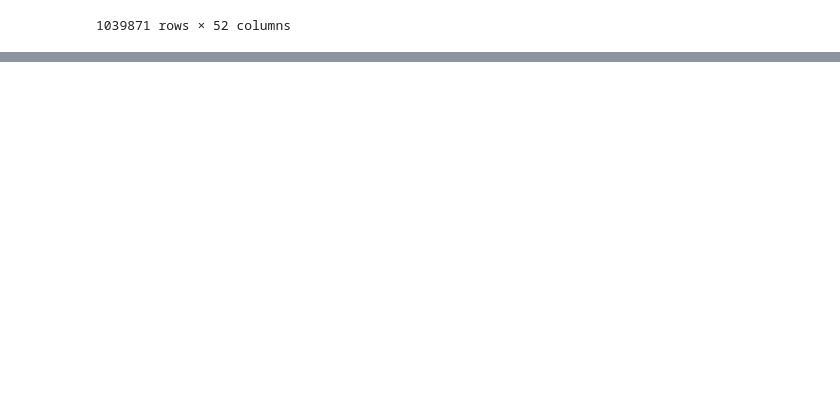
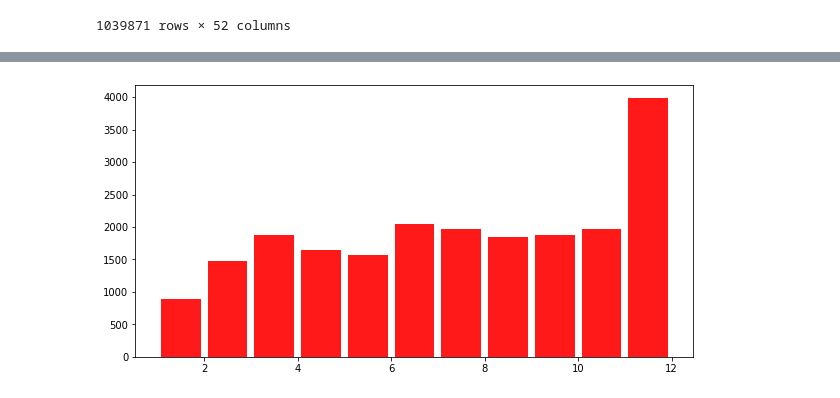
Before and after one commit to jl-horton/final_project, a Jupyter notebook: workers_comp.ipynb, the cells around one changed output, grey strips where cells are left out. Saved outputs shown, nothing was run; the diff lists cells and outputs as text; code cells hidden in the pictures; blank space fills up the shorter version.

```diff
--- a/workers_comp.ipynb
+++ b/workers_comp.ipynb
@@ -116,0 +335,4 @@ wc_data_df['Occupational Disease'] = wc_data_df['Occupational Disease'].astype(s
+# %%
+# 2015 claims
+claims_2015 = recent_wc_data_df.loc[recent_wc_data_df['Year'] == 2015]
+claims_2015
@@ -116,0 +353,8 @@ wc_data_df['Occupational Disease'] = wc_data_df['Occupational Disease'].astype(s
+# %%
+plt.figure(figsize=(10,5))
+bins = [1, 2, 3, 4, 5, 6, 7, 8, 9, 10, 11, 12]
+n, bins, patches = plt.hist(x=claims_2015['Month'], bins = bins, color='red', alpha=0.9, rwidth=0.85)
+
+plt.savefig('Images/2015 Claims.png')
+# %% [output]
+[figure, added]
```
Also changed, not shown: parts of 51 cells of this notebook, 15 other files.
